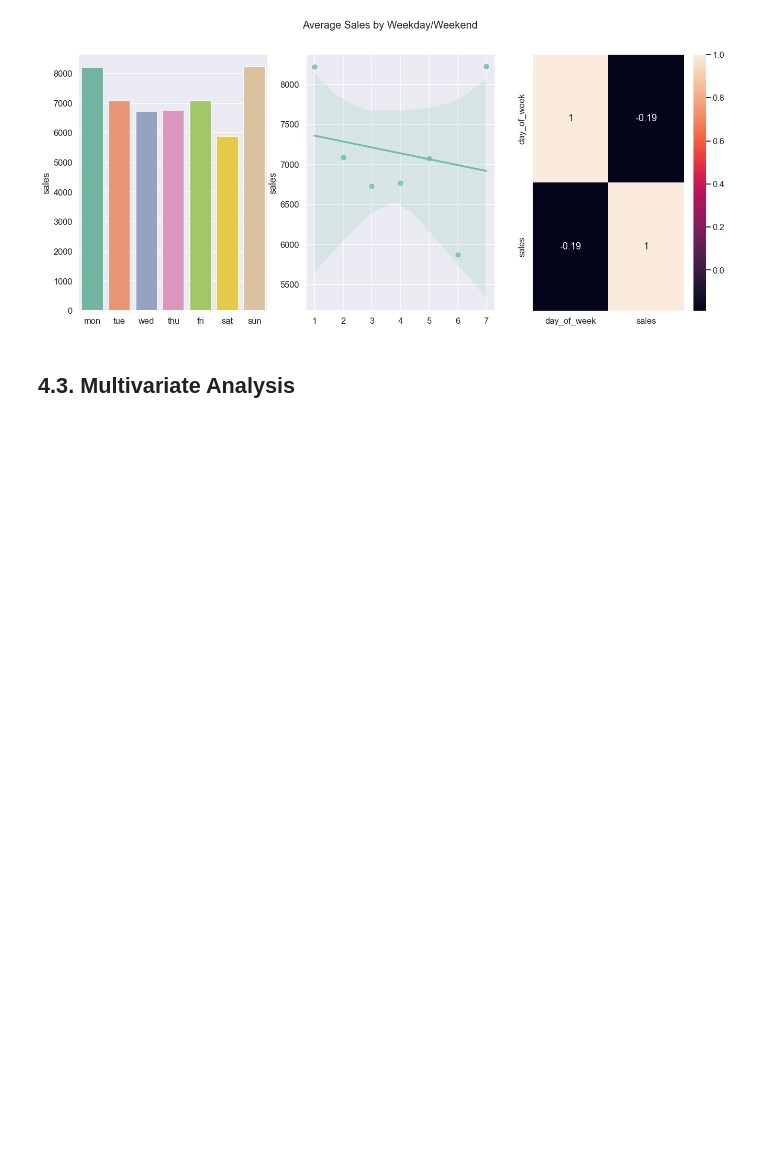
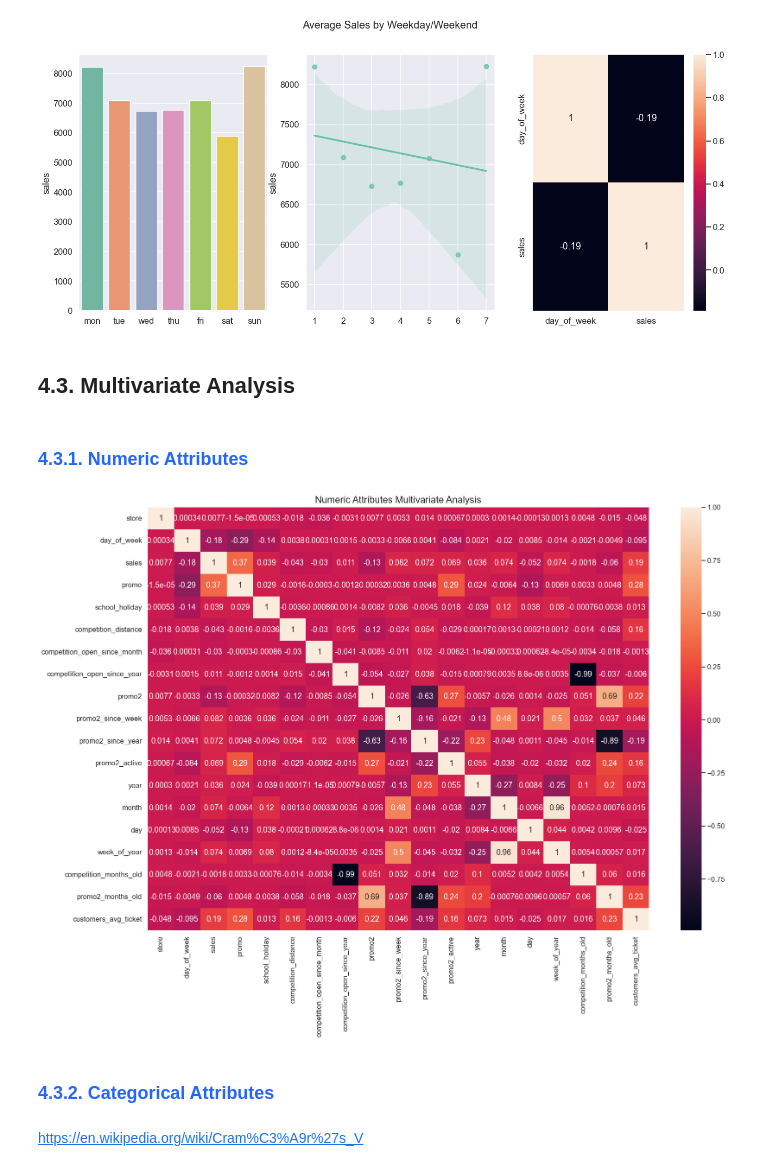
Before and after one commit to douglascpsouza/store_sales_prediction, a Jupyter notebook: notebooks/stg04_eda.ipynb, the cells around one changed output. Drawn from its saved outputs; the diff is of its cells as text; code cells hidden in the pictures; blank space fills up the shorter version.

Commit message:
end of exploratory data analysis

```diff
--- a/notebooks/stg04_eda.ipynb
+++ b/notebooks/stg04_eda.ipynb
@@ -576,15 +596,16 @@ df3.shape
 # <font color='#3F0094'> 4. Exploratory Data Analysis </font>
 # %% [markdown]
 ## <font color='#200CF'> 4.0. Dataframe in Progress Backup </font>
+# %%
+# dataframe copy
+df4 = df3.copy(
 # %%
-df4 = df3.copy()
-
 # dataframe - numeric attributes - binary attributes droped
-df_numeric = df4.select_dtypes(include=['int64', 'float64']).drop(['promo','promo2','promo2_active', 'school_holiday'], axis=1)
-
+df_numeric = df4.select_dtypes(include=['int64', 'float64'])
 # dataframe - categorical attributes
-df_categorical = df4.select_dtypes(exclude=['int64', 'float64', 'datetime64[ns]'])
-df_bin_cat = pd.concat([df4['promo'], df4['promo2'], df4['promo2_active'], df4['school_holiday']],axis=1)
+df_categorical = df4.select_dtypes(exclude=['int64', 'float64', 'datetime64[ns]']).drop('year_week', axis=1)
+# dataframe - categorical attributes + binary variables
+df_cat_n_bin = df_categorical.join(df4[['promo', 'promo2', 'school_holiday']], how='left')
 # %% [markdown]
 ## <font color='#200CF'> 4.1. Univariate Analysis </font>
 # %% [markdown]
@@ -1724,3 +1745,20 @@ plt.show()
 [figure]
 # %% [markdown]
 ## <font color='#200CF'> 4.3. Multivariate Analysis </font>
+# %% [markdown]
+### <font color='#2365FF'> 4.3.1. Numeric Attributes </font>
+# %%
+correlation = df_numeric.corr(method='pearson')
+
+plt.figure(figsize=(26,18))
+plt.title('Numeric Attributes Multivariate Analysis', fontsize=22, pad=10)
+sns.heatmap(correlation, annot=True)
+
+# plt.savefig('../img/multivar_analysis/numeric_attributes_multivar_analysis.png')
+plt.show()
+# %% [output]
+[figure, added]
+# %% [markdown]
+### <font color='#2365FF'> 4.3.2. Categorical Attributes </font>
+# %% [markdown]
+https://en.wikipedia.org/wiki/Cram%C3%A9r%27s_V
```
Also changed, not shown: parts of 8 cells of this notebook.
